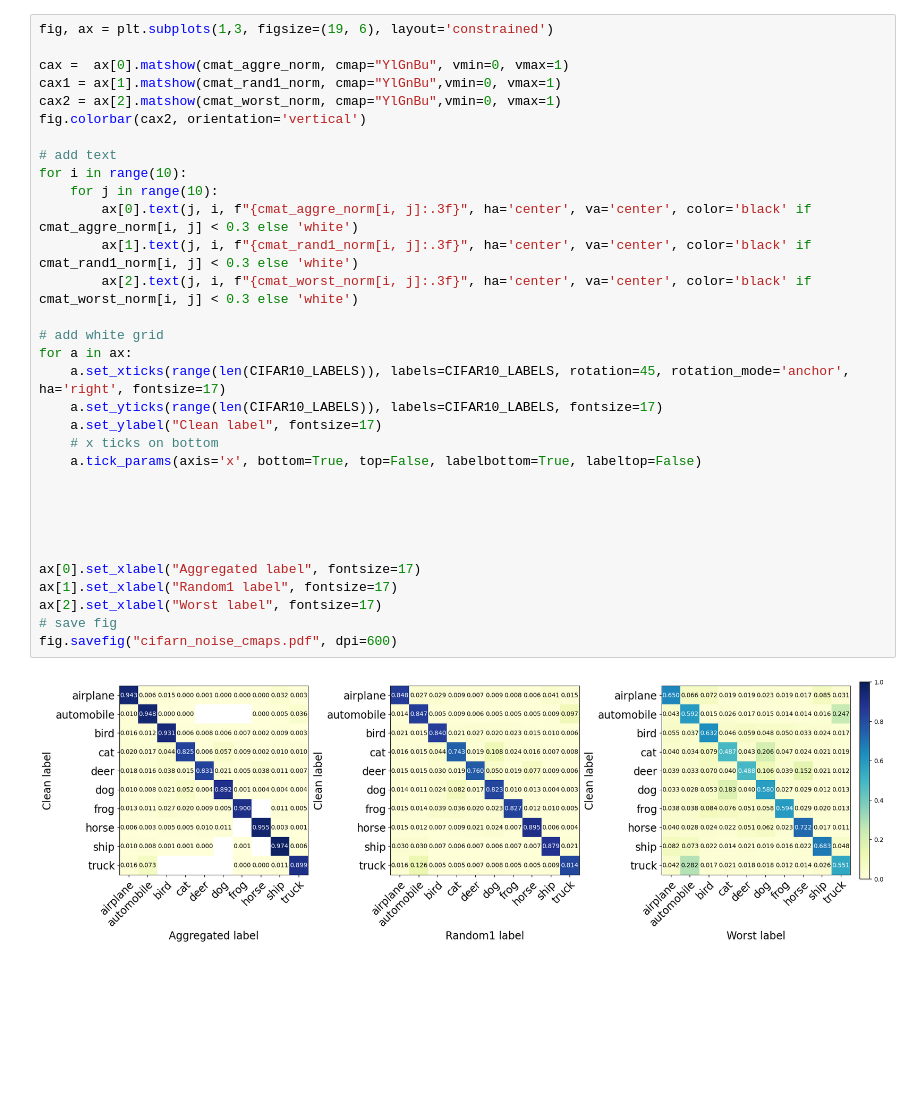
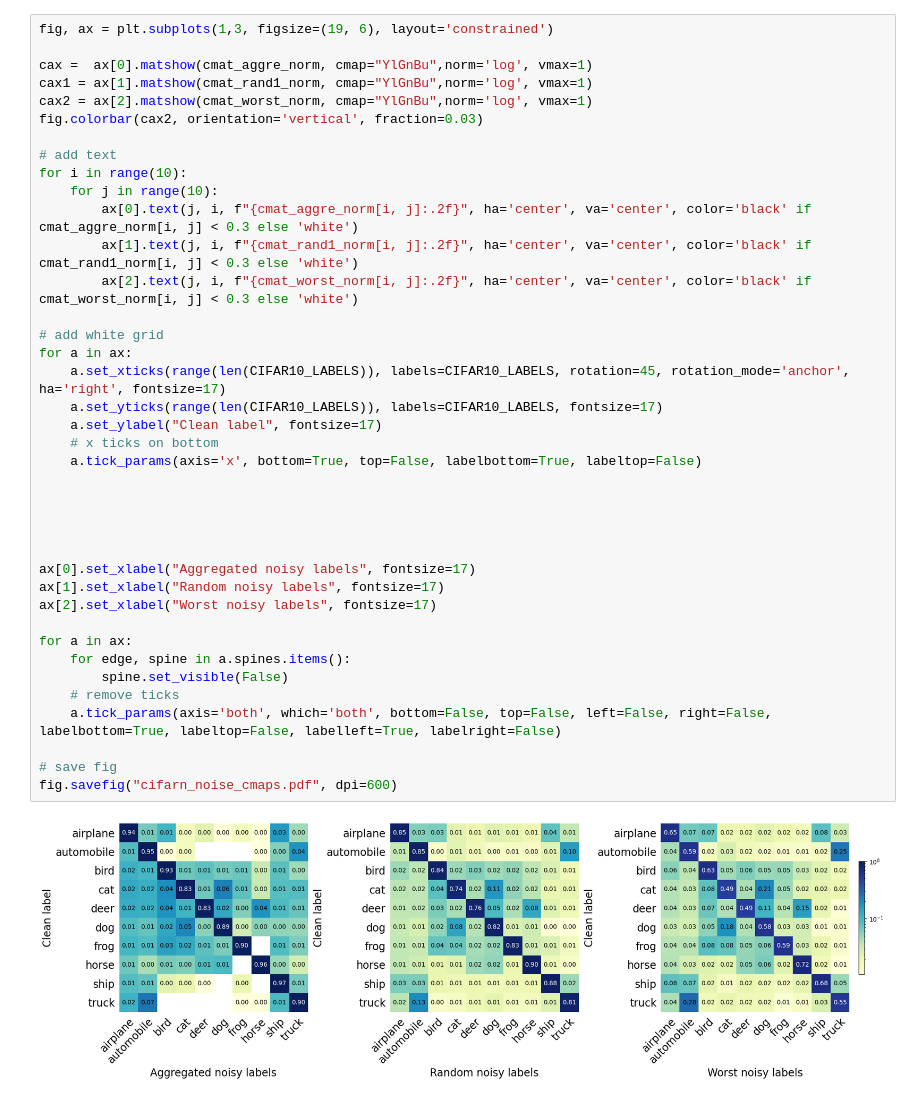
Before and after one commit to KlemenVovk/noisy-labels, a Jupyter notebook: src/reproducibility/dataset_noise/dataset_noise.ipynb, the cells around one changed output. Drawn from its saved outputs; the diff is of its cells as text; blank space fills up the shorter version.

```diff
--- a/src/reproducibility/dataset_noise/dataset_noise.ipynb
+++ b/src/reproducibility/dataset_noise/dataset_noise.ipynb
@@ -33,34 +32,41 @@ Label file already downloaded and verified.
 # %%
 fig, ax = plt.subplots(1,3, figsize=(19, 6), layout='constrained')
 
-cax =  ax[0].matshow(cmat_aggre_norm, cmap="YlGnBu", vmin=0, vmax=1)
-cax1 = ax[1].matshow(cmat_rand1_norm, cmap="YlGnBu",vmin=0, vmax=1)
-cax2 = ax[2].matshow(cmat_worst_norm, cmap="YlGnBu",vmin=0, vmax=1)
-fig.colorbar(cax2, orientation='vertical')
+cax =  ax[0].matshow(cmat_aggre_norm, cmap="YlGnBu",norm='log', vmax=1)
+cax1 = ax[1].matshow(cmat_rand1_norm, cmap="YlGnBu",norm='log', vmax=1)
+cax2 = ax[2].matshow(cmat_worst_norm, cmap="YlGnBu",norm='log', vmax=1)
+fig.colorbar(cax2, orientation='vertical', fraction=0.03)
 
 # add text
 for i in range(10):
     for j in range(10):
-        ax[0].text(j, i, f"{cmat_aggre_norm[i, j]:.3f}", ha='center', va='center', color='black' if cmat_aggre_norm[i, j] < 0.3 else 'white')
-        ax[1].text(j, i, f"{cmat_rand1_norm[i, j]:.3f}", ha='center', va='center', color='black' if cmat_rand1_norm[i, j] < 0.3 else 'white')
-        ax[2].text(j, i, f"{cmat_worst_norm[i, j]:.3f}", ha='center', va='center', color='black' if cmat_worst_norm[i, j] < 0.3 else 'white')
+        ax[0].text(j, i, f"{cmat_aggre_norm[i, j]:.2f}", ha='center', va='center', color='black' if cmat_aggre_norm[i, j] < 0.3 else 'white')
+        ax[1].text(j, i, f"{cmat_rand1_norm[i, j]:.2f}", ha='center', va='center', color='black' if cmat_rand1_norm[i, j] < 0.3 else 'white')
+        ax[2].text(j, i, f"{cmat_worst_norm[i, j]:.2f}", ha='center', va='center', color='black' if cmat_worst_norm[i, j] < 0.3 else 'white')
 
 # add white grid
 for a in ax:
     a.set_xticks(range(len(CIFAR10_LABELS)), labels=CIFAR10_LABELS, rotation=45, rotation_mode='anchor', ha='right', fontsize=17)
     a.set_yticks(range(len(CIFAR10_LABELS)), labels=CIFAR10_LABELS, fontsize=17)
     a.set_ylabel("Clean label", fontsize=17)
     # x ticks on bottom
     a.tick_params(axis='x', bottom=True, top=False, labelbottom=True, labeltop=False)
 
 
 
 
 
-ax[0].set_xlabel("Aggregated label", fontsize=17)
-ax[1].set_xlabel("Random1 label", fontsize=17)
-ax[2].set_xlabel("Worst label", fontsize=17)
+ax[0].set_xlabel("Aggregated noisy labels", fontsize=17)
+ax[1].set_xlabel("Random noisy labels", fontsize=17)
+ax[2].set_xlabel("Worst noisy labels", fontsize=17)
+
+for a in ax:
+    for edge, spine in a.spines.items():
+        spine.set_visible(False)
+    # remove ticks
+    a.tick_params(axis='both', which='both', bottom=False, top=False, left=False, right=False, labelbottom=True, labeltop=False, labelleft=True, labelright=False)
+
 # save fig
 fig.savefig("cifarn_noise_cmaps.pdf", dpi=600)
 # %% [output]
-[figure, old version]
+[figure, new version]
```
Also changed, not shown: parts of 1 cell of this notebook, 2 other files.
